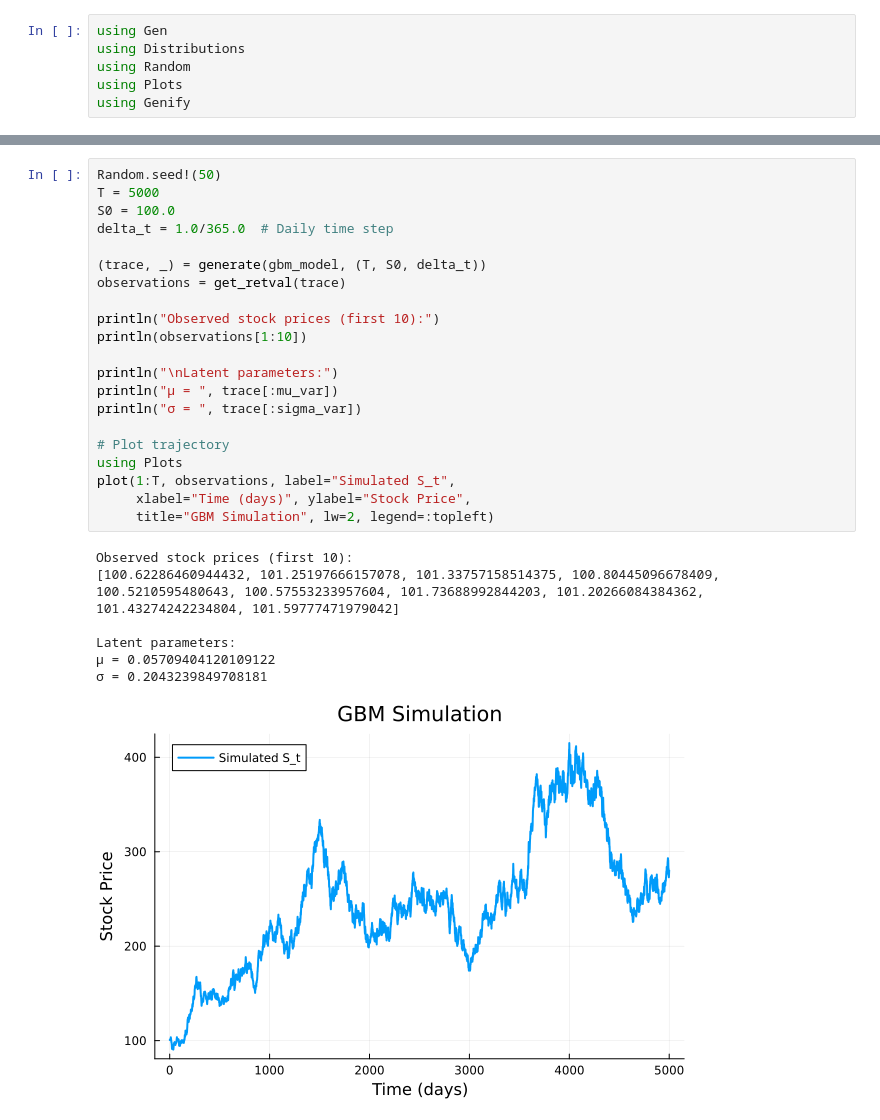
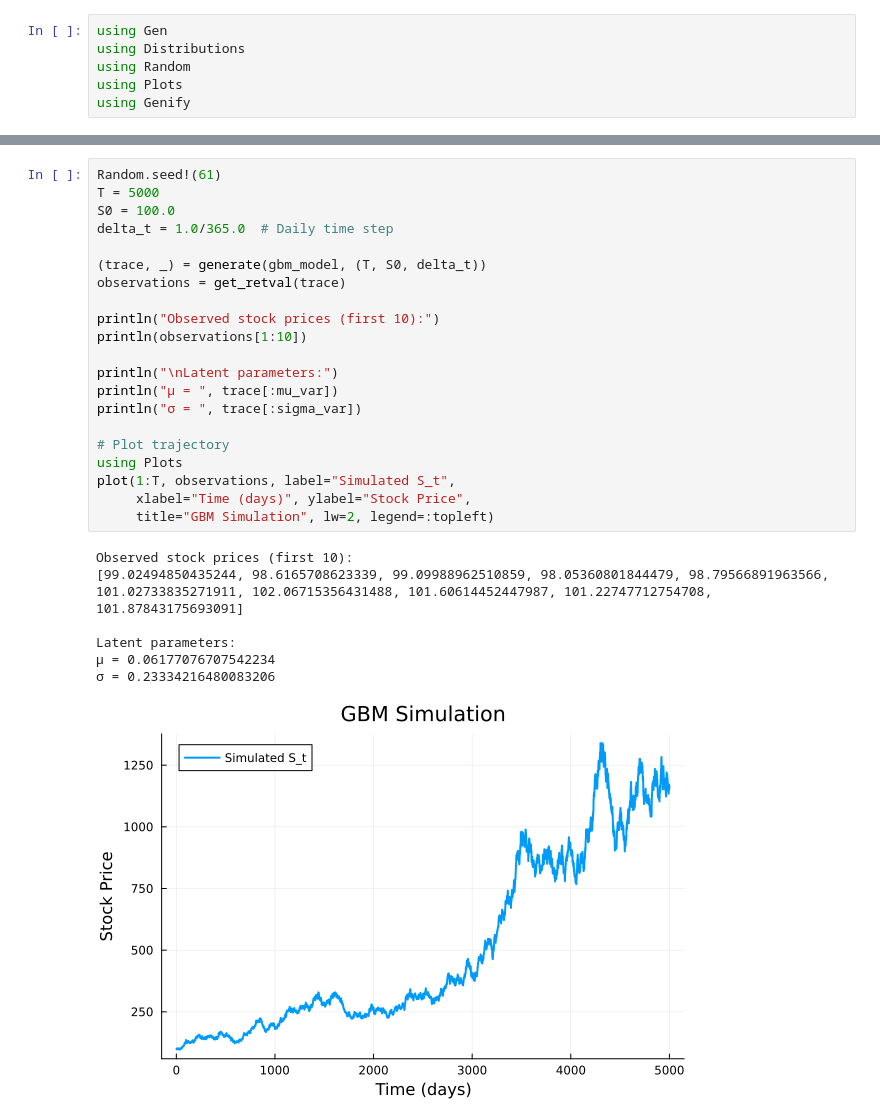
Before and after one commit to squarerootminusone/pmi, a Jupyter notebook: tycho/GBM.ipynb, the cells around one changed output, grey strips where cells are left out. Drawn from its saved outputs; the diff is of its cells as text.

```diff
--- a/tycho/GBM.ipynb
+++ b/tycho/GBM.ipynb
@@ -30,29 +30,29 @@ DynamicDSLFunction{Any}(Dict{Symbol, Any}(), Dict{Symbol, Any}(), Type[Int64, Fl
 # %%
-Random.seed!(50)
+Random.seed!(61)
 T = 5000
 S0 = 100.0
 delta_t = 1.0/365.0  # Daily time step
 
 (trace, _) = generate(gbm_model, (T, S0, delta_t))
 observations = get_retval(trace)
 
 println("Observed stock prices (first 10):")
 println(observations[1:10])
 
 println("\nLatent parameters:")
 println("μ = ", trace[:mu_var])
 println("σ = ", trace[:sigma_var])
 
 # Plot trajectory
 using Plots
 plot(1:T, observations, label="Simulated S_t",
      xlabel="Time (days)", ylabel="Stock Price",
      title="GBM Simulation", lw=2, legend=:topleft)
 # %% [output]
 Observed stock prices (first 10):
-[100.62286460944432, 101.25197666157078, 101.33757158514375, 100.80445096678409, 100.5210595480643, 100.57553233957604, 101.73688992844203, 101.20266084384362, 101.43274242234804, 101.59777471979042]
+[99.02494850435244, 98.6165708623339, 99.09988962510859, 98.05360801844479, 98.79566891963566, 101.02733835271911, 102.06715356431488, 101.60614452447987, 101.22747712754708, 101.87843175693091]
 
 Latent parameters:
-μ = 0.05709404120109122
-σ = 0.2043239849708181
+μ = 0.06177076707542234
+σ = 0.23334216480083206
-[figure, old version]
+[figure, new version]
```
Also changed, not shown: parts of 7 cells of this notebook, 1 other file.
